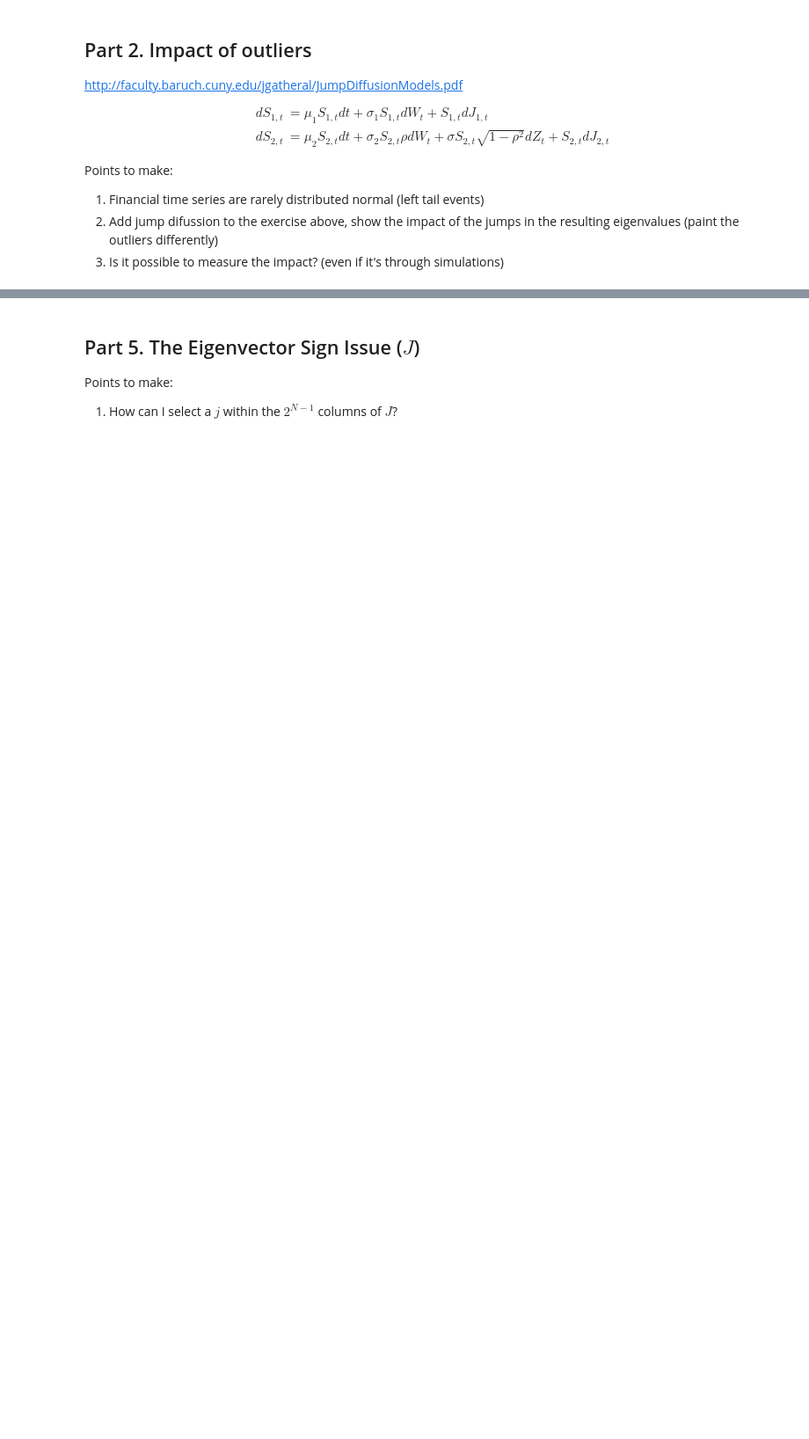
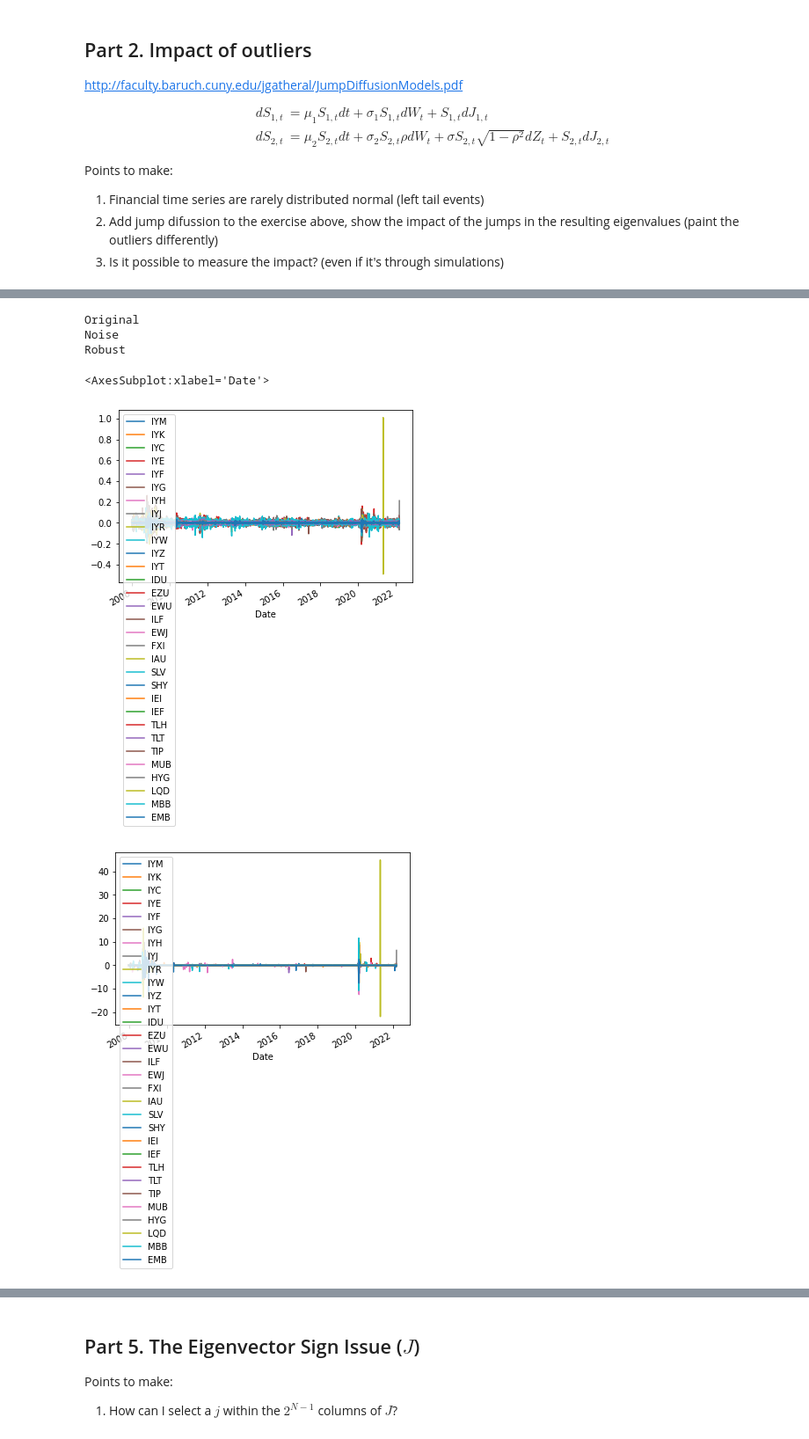
Before and after one commit to fcoibanez/eigenportfolio, a Jupyter notebook: notebooks/robust_decomposition.ipynb, the cells around one changed output, grey strips where cells are left out. Shown at 88% size. Cells and saved outputs as stored; diff of their text form; code cells hidden in the pictures; blank space fills up the shorter version.

```diff
--- a/notebooks/robust_decomposition.ipynb
+++ b/notebooks/robust_decomposition.ipynb
@@ -215,0 +177,50 @@ Points to make:
+# %%
+import yfinance as yf
+import pandas_datareader.data as web
+
+# ETF prices
+meta = pd.read_csv('etfs_comprehensive.csv', index_col=0)
+#meta = meta.iloc[:4]
+collect = []
+for n in meta.index:
+    ticker = yf.Ticker(n)
+    px = ticker.history(period="max")['Close']
+    px.name = n
+    collect += [px]
+
+prices = pd.concat(collect, axis=1)
+
+# Risk free rate (Fama-French)
+ff = web.DataReader(
+    'F-F_Research_Data_Factors_daily',
+    'famafrench',
+    start='12/31/1999'
+)
+rf = ff[0]['RF'] * .01  # Originally expressed in percentage points
+
+# Subtract the risk-free rate
+total_return = prices.pct_change().dropna()
+excess_return = total_return.sub(rf.reindex(total_return.index, method='ffill'), axis=0)
+# %%
+from rpca import RobustPCA
+X = excess_return.sub(excess_return.mean()).div(excess_return.std()).values
+n1, n2 = X.shape
+lambda_ = 1 / np.sqrt(max(n1, n2)) * 4
+rob = RobustPCA(lmb=lambda_, max_iter=int(1E6))
+L, S = rob.fit(X)
+# %%
+er_robust = pd.DataFrame(L, index=excess_return.index, columns=excess_return.columns)
+er_noise = pd.DataFrame(S, index=excess_return.index, columns=excess_return.columns)
+print('Original')
+excess_return.plot()
+print('Noise')
+er_noise.plot()
+print('Robust')
+er_robust.plot()
+# %% [output]
+Original
+Noise
+Robust
+<AxesSubplot:xlabel='Date'>
+[figure, added]
+[figure, added]
```
Also changed, not shown: parts of 16 cells of this notebook, 4 other files.
